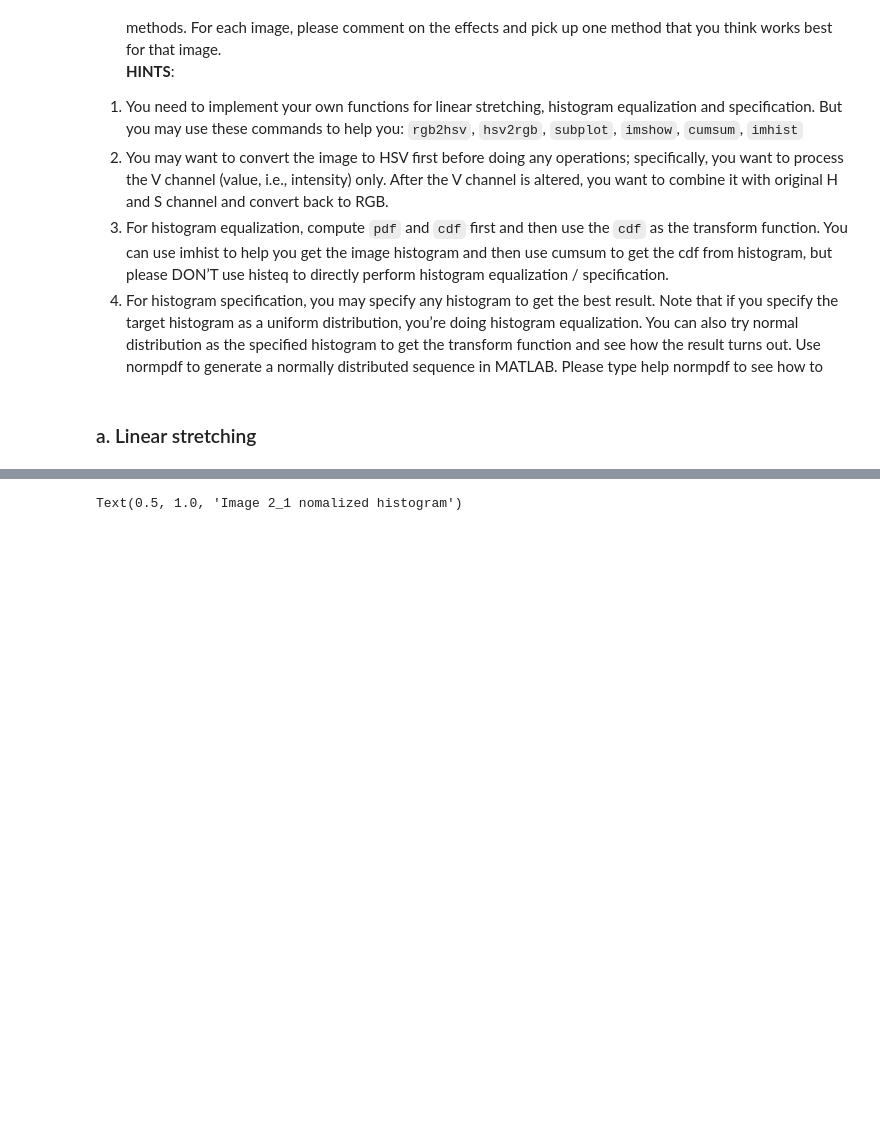
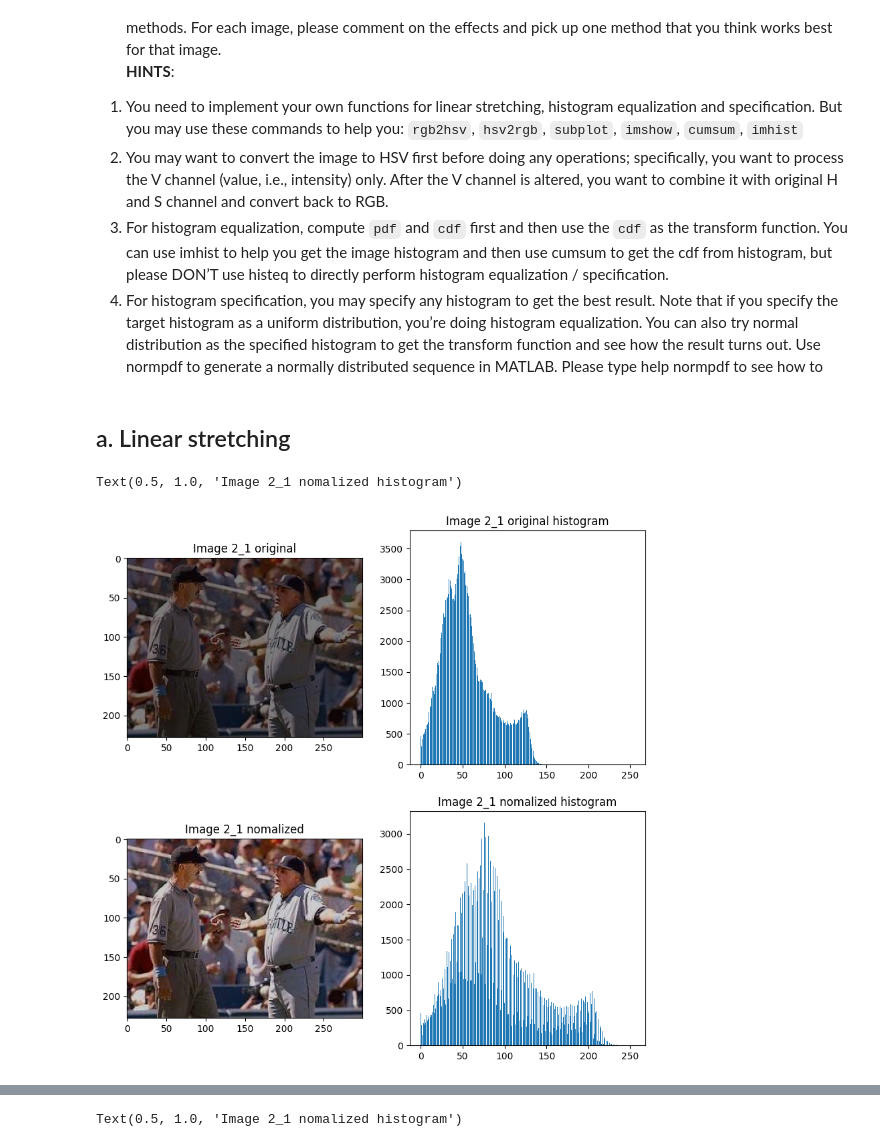
Before and after one commit to ngtuetam/DIP_2022, a Jupyter notebook: assignment_2/notebook/assign2_4.ipynb, the cells around one changed output, grey strips where cells are left out. Cells and saved outputs as stored; diff of their text form; code cells hidden in the pictures; blank space fills up the shorter version.

```diff
--- a/assignment_2/notebook/assign2_4.ipynb
+++ b/assignment_2/notebook/assign2_4.ipynb
@@ -32,4 +32,4 @@ def plot_hist(img):
             h[img[i,j]] = h[img[i,j]] +1
     return h
 # %% [markdown]
-### a. Linear stretching
+## a. Linear stretching
@@ -49,0 +36,31 @@ def plot_hist(img):
+# %%
+def linear_stretching(img):
+    hsv_img = cv2.cvtColor(img, cv2.COLOR_BGR2HSV)
+    h_img,s_img,v_img = cv2.split(hsv_img)
+    v_equal = np.zeros_like(v_img)
+    for i in range(v_img.shape[0]):
+        for j in range(v_img.shape[1]):
+            v_equal[i,j] = 255*(v_img[i,j]-np.min(v_img))/(np.max(v_img)-np.min(v_img))
+
+    hsv_image = cv2.merge([h_img, s_img, v_equal])
+    bgr_image = cv2.cvtColor(hsv_image, cv2.COLOR_HSV2BGR)
+    rgb_image = cv2.cvtColor(bgr_image, cv2.COLOR_BGR2RGB)
+
+    return rgb_image
+# %%
+plt.rcParams['figure.figsize'] = [10, 10]
+plt.subplot(2,2,1)
+plt.imshow(cv2.cvtColor(img_21, cv2.COLOR_BGR2RGB))
+plt.title('Image 2_1 original')
+plt.subplot(2,2,2)
+plt.bar(Intensity,plot_hist(img_21))
+plt.title('Image 2_1 original histogram')
+plt.subplot(2,2,3)
+plt.imshow(linear_stretching(img_21))
+plt.title('Image 2_1 nomalized')
+plt.subplot(2,2,4)
+plt.bar(Intensity,plot_hist(linear_stretching(img_21)))
+plt.title('Image 2_1 nomalized histogram')
+# %% [output]
+Text(0.5, 1.0, 'Image 2_1 nomalized histogram')
+[figure, added]
```
Also changed, not shown: parts of 5 cells of this notebook.
